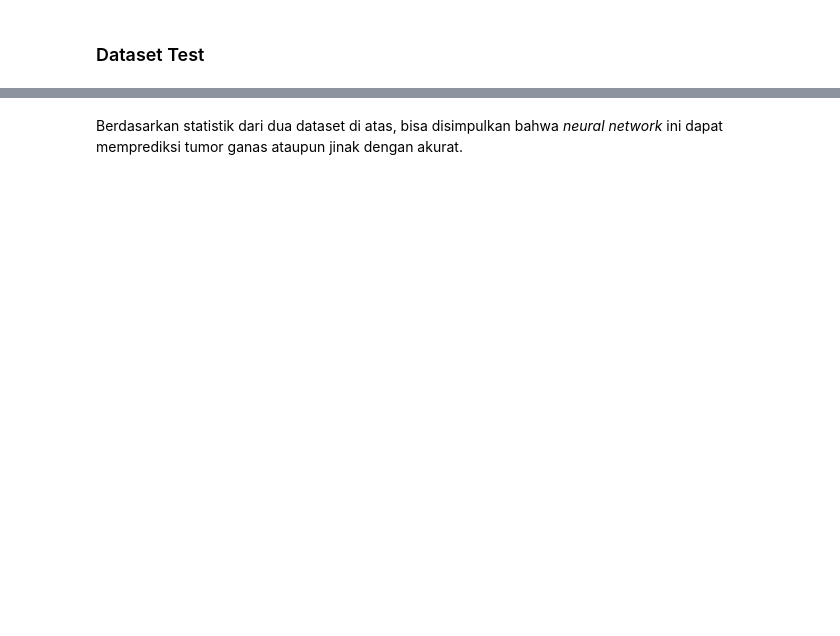
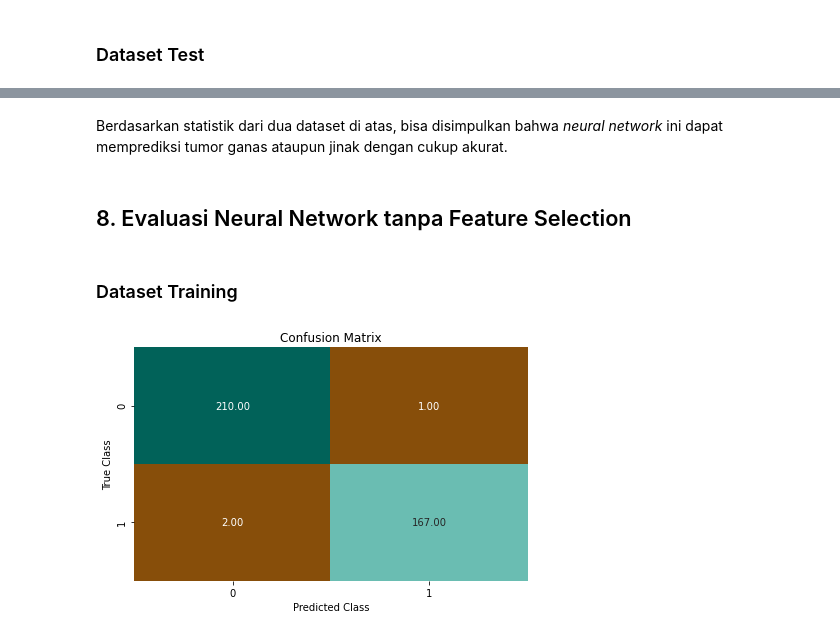
Before and after one commit to wiliamhw/KK-GA-NN, a Jupyter notebook: Neural Network and Genetic Algorithm.ipynb, the cells around one changed output, grey strips where cells are left out. Cells and saved outputs as stored; diff of their text form; code cells hidden in the pictures; blank space fills up the shorter version.

```diff
--- a/Neural Network and Genetic Algorithm.ipynb
+++ b/Neural Network and Genetic Algorithm.ipynb
@@ -809,2 +876,12 @@ plot_roc(Y_test[0], test_predict[0])
 # %% [markdown]
-Berdasarkan statistik dari dua dataset di atas, bisa disimpulkan bahwa *neural network* ini dapat memprediksi tumor ganas ataupun jinak dengan akurat.
+Berdasarkan statistik dari dua dataset di atas, bisa disimpulkan bahwa *neural network* ini dapat memprediksi tumor ganas ataupun jinak dengan cukup akurat.
+# %% [markdown]
+## 8. Evaluasi Neural Network tanpa Feature Selection
+# %% [markdown]
+### Dataset Training
+# %%
+base_train_predict = predict(X_train,Y_train,1000,0.5,X_train,Y_train)
+
+plot_confusion_matrix(Y_train[0], base_train_predict[0])
+# %% [output]
+[figure, added]
```
Also changed, not shown: parts of 17 cells of this notebook.
